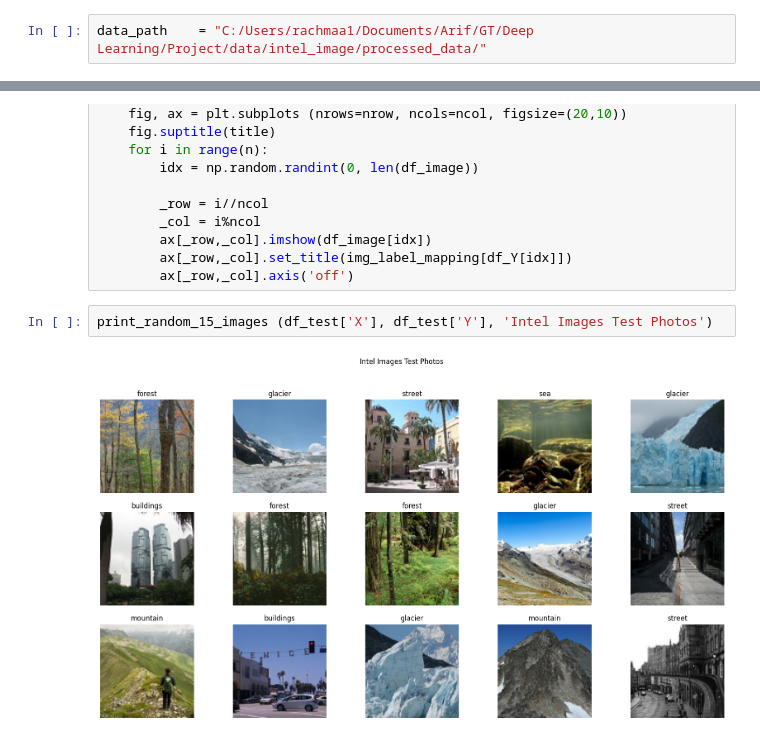
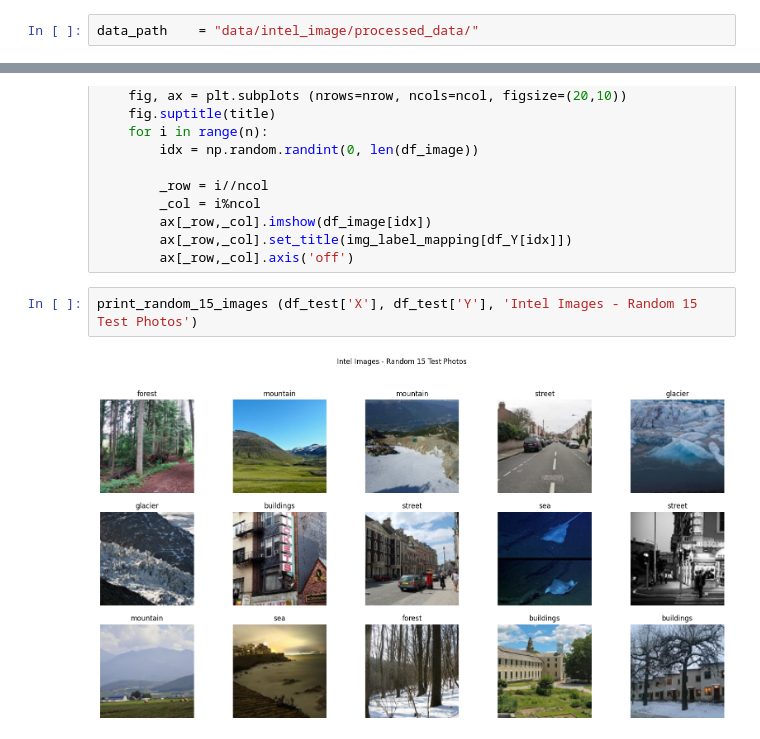
Before and after one commit to arifr4chman/cs7643_deeplearning_proj, a Jupyter notebook: intel_vti.ipynb, the cells around one changed output, grey strips where cells are left out. Cells and saved outputs as stored; diff of their text form.

```diff
--- a/intel_vti.ipynb
+++ b/intel_vti.ipynb
@@ -10,7 +10,7 @@ img_label_mapping = {0: 'buildings', 1: 'forest', 2: 'glacier', 3: 'mountain', 4
 # %% [markdown]
 # Load data
 # %%
-data_path    = "C:/Users/rachmaa1/Documents/Arif/GT/Deep Learning/Project/data/intel_image/processed_data/"
+data_path    = "data/intel_image/processed_data/"
 # %%
 def get_data (type='training'):
     _df_X = pd.read_parquet(data_path + type + '_X.parquet')
@@ -64,6 +64,6 @@ def print_random_15_images (df_image, df_Y, title='Intel Images'):
         ax[_row,_col].set_title(img_label_mapping[df_Y[idx]])
         ax[_row,_col].axis('off')
 # %%
-print_random_15_images (df_test['X'], df_test['Y'], 'Intel Images Test Photos')
+print_random_15_images (df_test['X'], df_test['Y'], 'Intel Images - Random 15 Test Photos')
 # %% [output]
-[figure, old version]
+[figure, new version]
```
Also changed, not shown: 2 other files.
